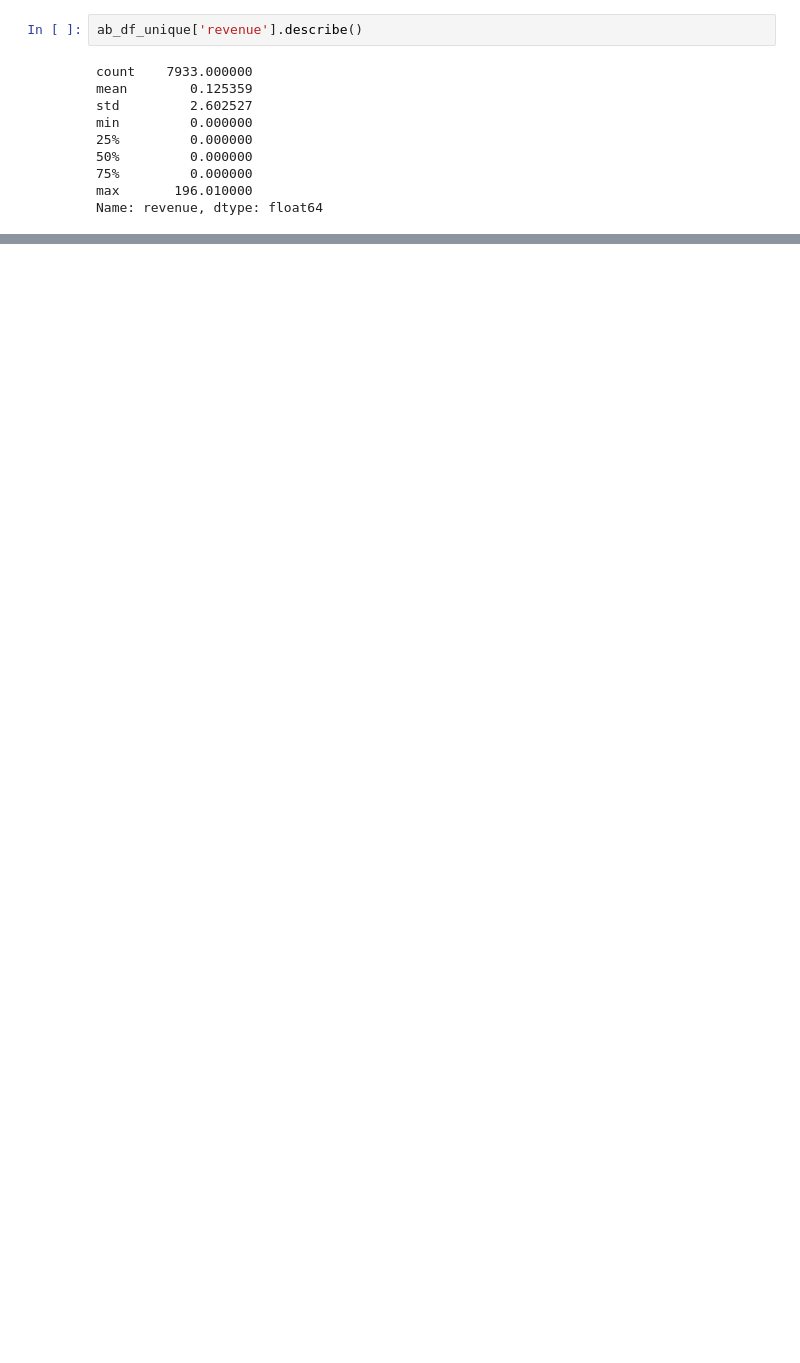
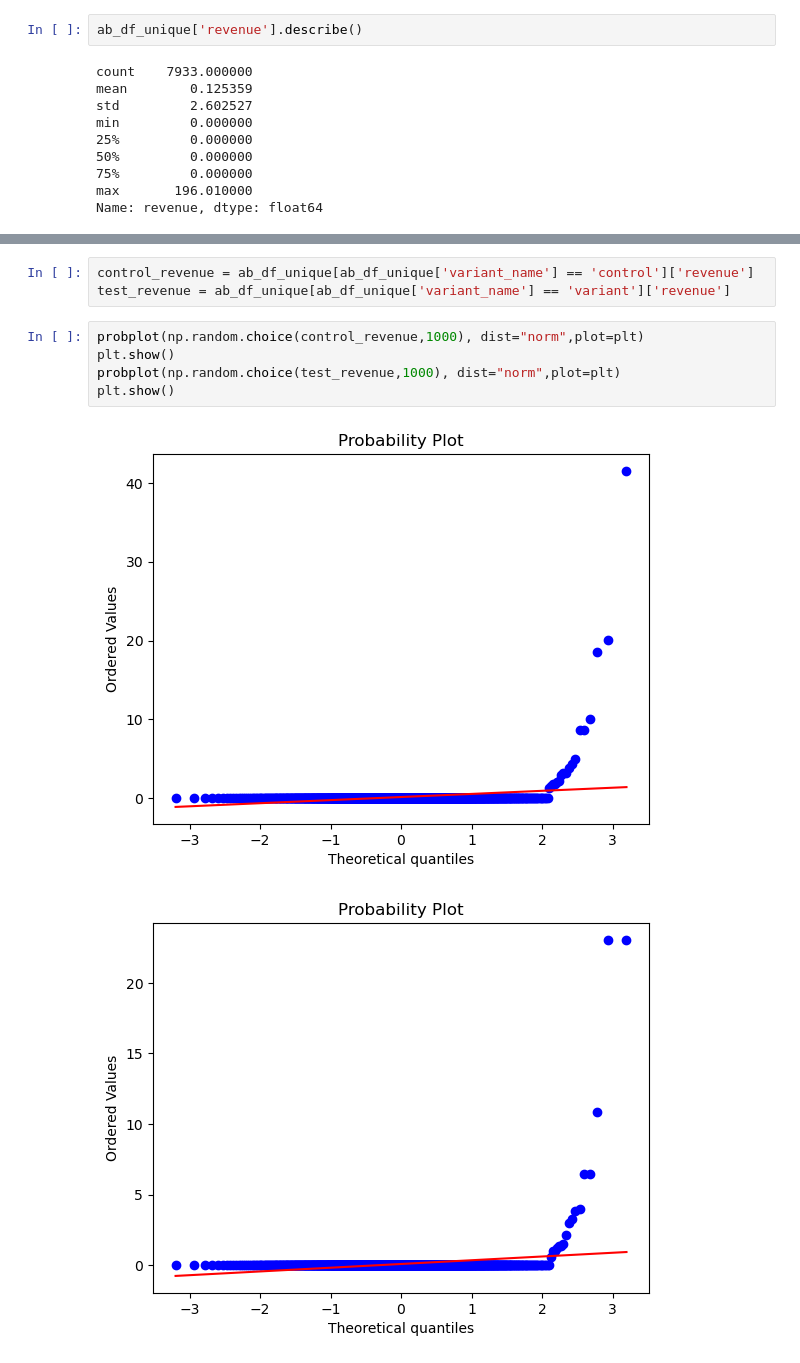
Before and after one commit to dariaveremey/Ab-testing_, a Jupyter notebook: Ab-testing.ipynb, the cells around one changed output, grey strips where cells are left out. Cells and saved outputs as stored; diff of their text form; blank space fills up the shorter version.

```diff
--- a/Ab-testing.ipynb
+++ b/Ab-testing.ipynb
@@ -150,3 +158,14 @@ ax_clicks.set_xlim((0, 10))
 # %% [output]
 (0.0, 10.0)
 [figure]
+# %%
+control_revenue = ab_df_unique[ab_df_unique['variant_name'] == 'control']['revenue']
+test_revenue = ab_df_unique[ab_df_unique['variant_name'] == 'variant']['revenue']
+# %%
+probplot(np.random.choice(control_revenue,1000), dist="norm",plot=plt)
+plt.show()
+probplot(np.random.choice(test_revenue,1000), dist="norm",plot=plt)
+plt.show()
+# %% [output]
+[figure, added]
+[figure, added]
```
Also changed, not shown: parts of 28 cells of this notebook.
